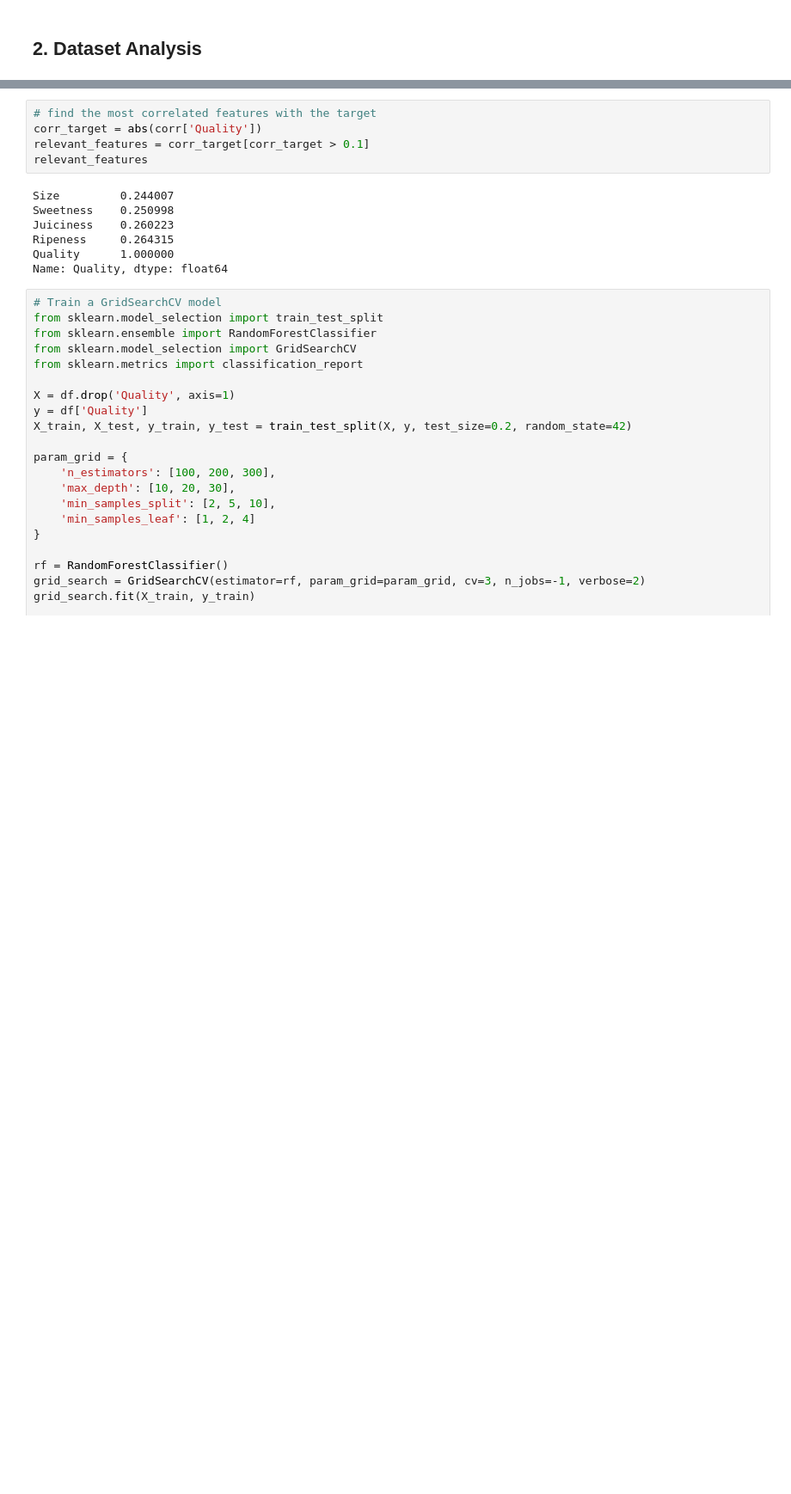
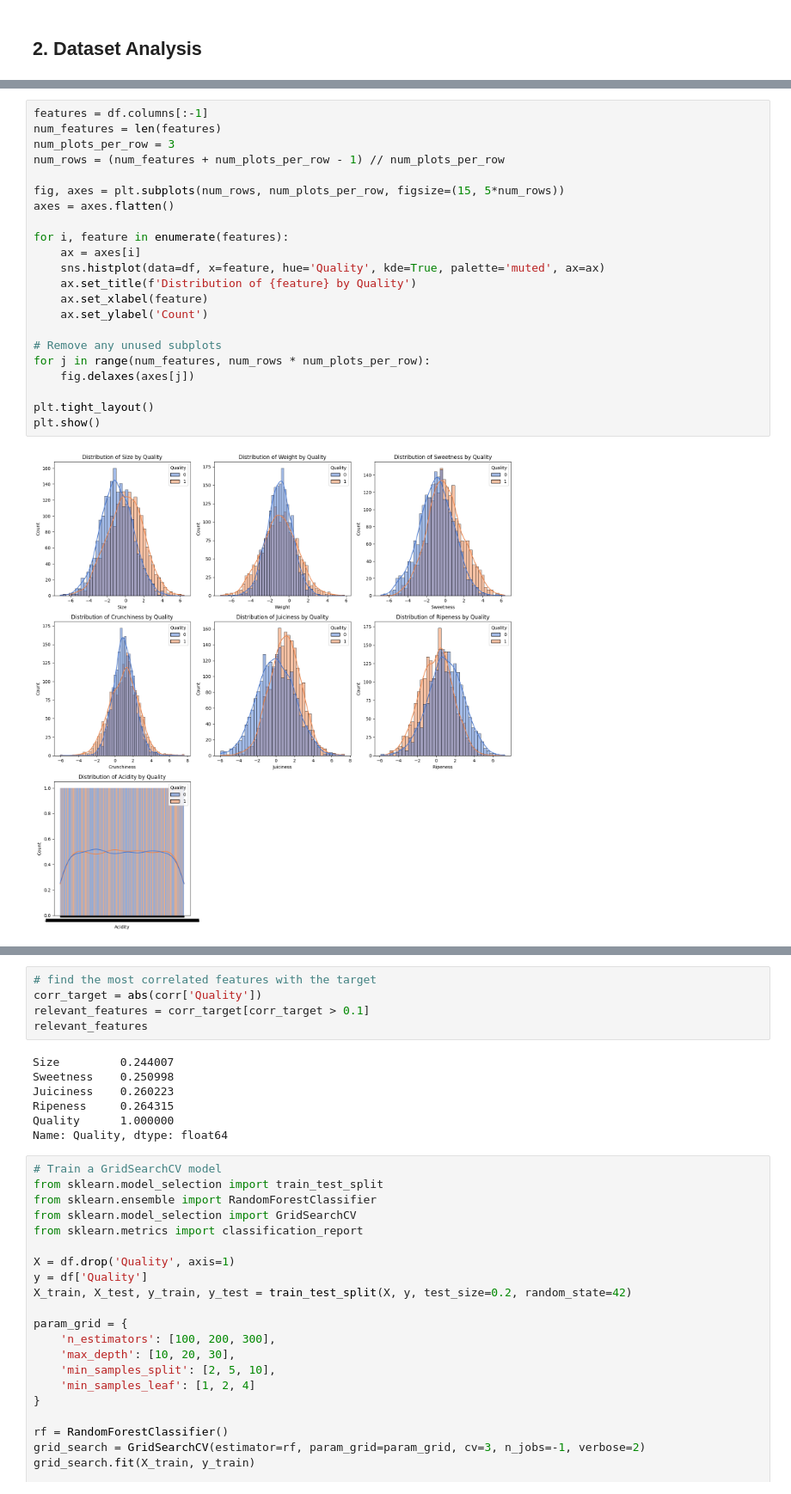
Before and after one commit to enetsos/music-popularity-prediction, a Jupyter notebook: project_apple.ipynb, the cells around one changed output, grey strips where cells are left out. Shown at 86% size. Drawn from its saved outputs; the diff is of its cells as text; blank space fills up the shorter version.

```diff
--- a/project_apple.ipynb
+++ b/project_apple.ipynb
@@ -101,0 +117,24 @@ plt.show()
+# %%
+features = df.columns[:-1]
+num_features = len(features)
+num_plots_per_row = 3
+num_rows = (num_features + num_plots_per_row - 1) // num_plots_per_row
+
+fig, axes = plt.subplots(num_rows, num_plots_per_row, figsize=(15, 5*num_rows))
+axes = axes.flatten()
+
+for i, feature in enumerate(features):
+    ax = axes[i]
+    sns.histplot(data=df, x=feature, hue='Quality', kde=True, palette='muted', ax=ax)
+    ax.set_title(f'Distribution of {feature} by Quality')
+    ax.set_xlabel(feature)
+    ax.set_ylabel('Count')
+
+# Remove any unused subplots
+for j in range(num_features, num_rows * num_plots_per_row):
+    fig.delaxes(axes[j])
+
+plt.tight_layout()
+plt.show()
+# %% [output]
+[figure, added]
```
Also changed, not shown: parts of 10 cells of this notebook.
